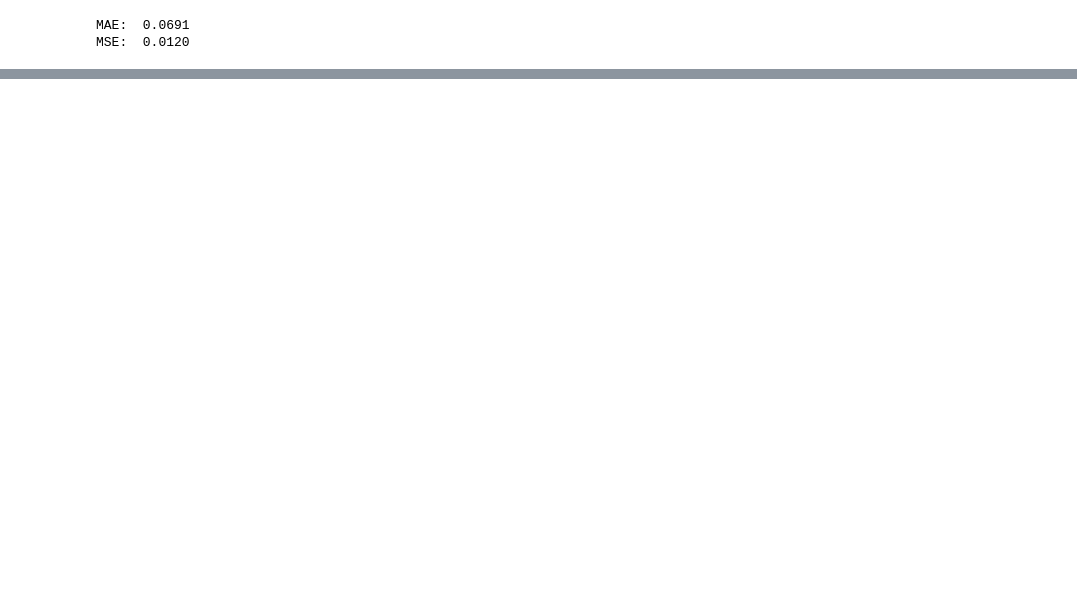
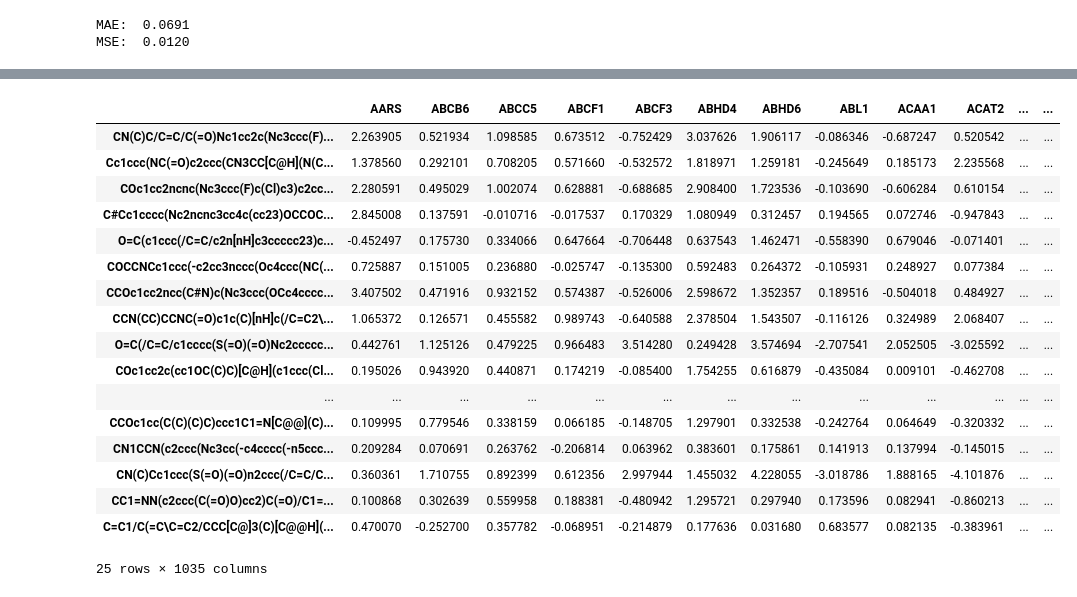
Before and after one commit to 00dylan00/GEx_Predictor, a Jupyter notebook: notebook/examples.ipynb, the cells around one changed output, grey strips where cells are left out. Cells and saved outputs as stored; diff of their text form; code cells hidden in the pictures; blank space fills up the shorter version.

```diff
--- a/notebook/examples.ipynb
+++ b/notebook/examples.ipynb
@@ -156,3 +142,5 @@ print(f"MSE:  {mse:.4f}")
 # %% [output]
 MAE:  0.0691
 MSE:  0.0120
+# %%
+df_predictions = gex_predictor_best_fold.predict(smiles_kaggle_loaded, as_dataframe=True)
@@ -158,0 +167,21 @@ MSE:  0.0120
+# %%
+df_predictions
+# %% [output]
+|  | AARS | ABCB6 | ABCC5 | ABCF1 | ABCF3 | ABHD4 | ABHD6 | ABL1 | ACAA1 | ACAT2 | ... | ... |
+| CN(C)C/C=C/C(=O)Nc1cc2c(Nc3ccc(F)... | 2.263905 | 0.521934 | 1.098585 | 0.673512 | -0.752429 | 3.037626 | 1.906117 | -0.086346 | -0.687247 | 0.520542 | ... | ... |
+| Cc1ccc(NC(=O)c2ccc(CN3CC[C@H](N(C... | 1.378560 | 0.292101 | 0.708205 | 0.571660 | -0.532572 | 1.818971 | 1.259181 | -0.245649 | 0.185173 | 2.235568 | ... | ... |
+| COc1cc2ncnc(Nc3ccc(F)c(Cl)c3)c2cc... | 2.280591 | 0.495029 | 1.002074 | 0.628881 | -0.688685 | 2.908400 | 1.723536 | -0.103690 | -0.606284 | 0.610154 | ... | ... |
+| C#Cc1cccc(Nc2ncnc3cc4c(cc23)OCCOC... | 2.845008 | 0.137591 | -0.010716 | -0.017537 | 0.170329 | 1.080949 | 0.312457 | 0.194565 | 0.072746 | -0.947843 | ... | ... |
+| O=C(c1ccc(/C=C/c2n[nH]c3ccccc23)c... | -0.452497 | 0.175730 | 0.334066 | 0.647664 | -0.706448 | 0.637543 | 1.462471 | -0.558390 | 0.679046 | -0.071401 | ... | ... |
+| COCCNCc1ccc(-c2cc3nccc(Oc4ccc(NC(... | 0.725887 | 0.151005 | 0.236880 | -0.025747 | -0.135300 | 0.592483 | 0.264372 | -0.105931 | 0.248927 | 0.077384 | ... | ... |
+| CCOc1cc2ncc(C#N)c(Nc3ccc(OCc4cccc... | 3.407502 | 0.471916 | 0.932152 | 0.574387 | -0.526006 | 2.598672 | 1.352357 | 0.189516 | -0.504018 | 0.484927 | ... | ... |
+| CCN(CC)CCNC(=O)c1c(C)[nH]c(/C=C2\... | 1.065372 | 0.126571 | 0.455582 | 0.989743 | -0.640588 | 2.378504 | 1.543507 | -0.116126 | 0.324989 | 2.068407 | ... | ... |
+| O=C(/C=C/c1cccc(S(=O)(=O)Nc2ccccc... | 0.442761 | 1.125126 | 0.479225 | 0.966483 | 3.514280 | 0.249428 | 3.574694 | -2.707541 | 2.052505 | -3.025592 | ... | ... |
+| COc1cc2c(cc1OC(C)C)[C@H](c1ccc(Cl... | 0.195026 | 0.943920 | 0.440871 | 0.174219 | -0.085400 | 1.754255 | 0.616879 | -0.435084 | 0.009101 | -0.462708 | ... | ... |
+| ... | ... | ... | ... | ... | ... | ... | ... | ... | ... | ... | ... | ... |
+| CCOc1cc(C(C)(C)C)ccc1C1=N[C@@](C)... | 0.109995 | 0.779546 | 0.338159 | 0.066185 | -0.148705 | 1.297901 | 0.332538 | -0.242764 | 0.064649 | -0.320332 | ... | ... |
+| CN1CCN(c2ccc(Nc3cc(-c4cccc(-n5ccc... | 0.209284 | 0.070691 | 0.263762 | -0.206814 | 0.063962 | 0.383601 | 0.175861 | 0.141913 | 0.137994 | -0.145015 | ... | ... |
+| CN(C)Cc1ccc(S(=O)(=O)n2ccc(/C=C/C... | 0.360361 | 1.710755 | 0.892399 | 0.612356 | 2.997944 | 1.455032 | 4.228055 | -3.018786 | 1.888165 | -4.101876 | ... | ... |
+| CC1=NN(c2ccc(C(=O)O)cc2)C(=O)/C1=... | 0.100868 | 0.302639 | 0.559958 | 0.188381 | -0.480942 | 1.295721 | 0.297940 | 0.173596 | 0.082941 | -0.860213 | ... | ... |
+| C=C1/C(=C\C=C2/CCC[C@]3(C)[C@@H](... | 0.470070 | -0.252700 | 0.357782 | -0.068951 | -0.214879 | 0.177636 | 0.031680 | 0.683577 | 0.082135 | -0.383961 | ... | ... |
+25 rows × 1035 columns
```
Also changed, not shown: parts of 10 cells of this notebook, 5 other files.
